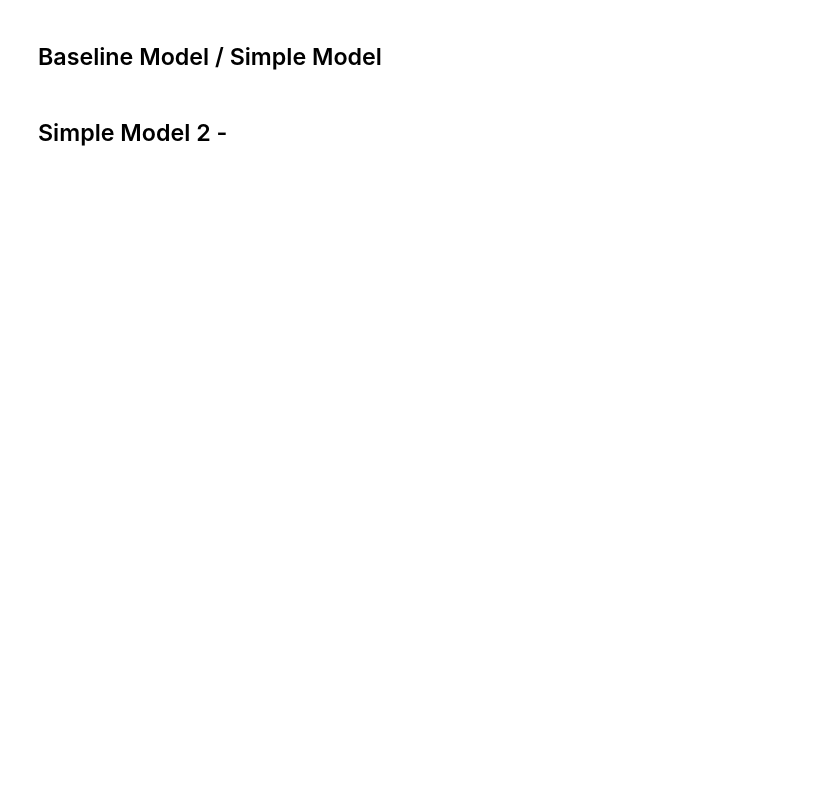
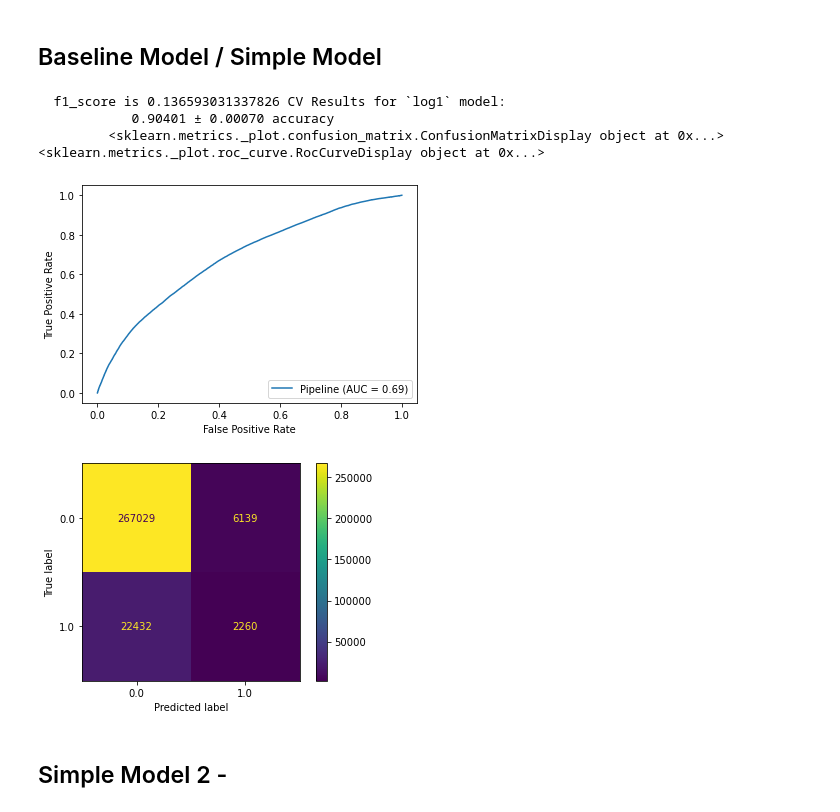
Before and after one commit to xiaohua-su/Heart_Disease, a Jupyter notebook: Heart_Disease_Modeling.ipynb, the cells around one changed output. Drawn from its saved outputs; the diff is of its cells as text; code cells hidden in the pictures; blank space fills up the shorter version.

Commit message:
fixing the iterative imputer for categorical, running 1st 2 model

```diff
--- a/Heart_Disease_Modeling.ipynb
+++ b/Heart_Disease_Modeling.ipynb
@@ -138,18 +174,19 @@ categorical
  'high_risk_situations',
  'ecigaret']
 # %%
-cat_pipe = Pipeline(steps=[('cat_impute', IterativeImputer(random_state=42)),
+cat_pipe = Pipeline(steps=[('cat_impute', IterativeImputer(estimator = KNeighborsClassifier(),\
+                                                           random_state=42, max_iter = 5)),
                               ('ohe', OneHotEncoder(sparse=False, handle_unknown='ignore'))])
-scale_pipe = Pipeline(steps=[('scale_impute', IterativeImputer(random_state=42)),
+scale_pipe = Pipeline(steps=[('scale_impute', IterativeImputer(estimator = BayesianRidge(),random_state=42)),
                               ('scale', StandardScaler())])
 # %%
 #ct for only continous
-ct_scaled = ColumnTransformer(transformers=[
+ct_continous = ColumnTransformer(transformers=[
     ('scale', scale_pipe, continous)
 ])
 
 #ct for categorical only
-ct_categorical = ct = ColumnTransformer(transformers=[
+ct_categorical = ColumnTransformer(transformers=[
     ('cat', cat_pipe, categorical),
 ])
 
@@ -194,2 +239,18 @@ logreg_info.print_summary()
+# %%
+log1 = ImPipeline(steps=[
+    ('ct', ct_continous),
+    ('sm', SMOTE(sampling_strategy= 0.25, random_state=1)),
+    ('log',LogisticRegression(random_state=42))
+]).fit(X_simple, y_simple)
+# %%
+log1_info = ModelWithCV(log1, 'log1', X_simple, y_simple)
+# %%
+log1_info.print_summary()
+# %% [output]
+  f1_score is 0.136593031337826 CV Results for `log1` model:
+            0.90401 ± 0.00070 accuracy
+         <sklearn.metrics._plot.confusion_matrix.ConfusionMatrixDisplay object at 0x...> <sklearn.metrics._plot.roc_curve.RocCurveDisplay object at 0x...>
+[figure, added]
+[figure, added]
 # %% [markdown]
 ## Simple Model 2 -
```
Also changed, not shown: parts of 16 cells of this notebook.
